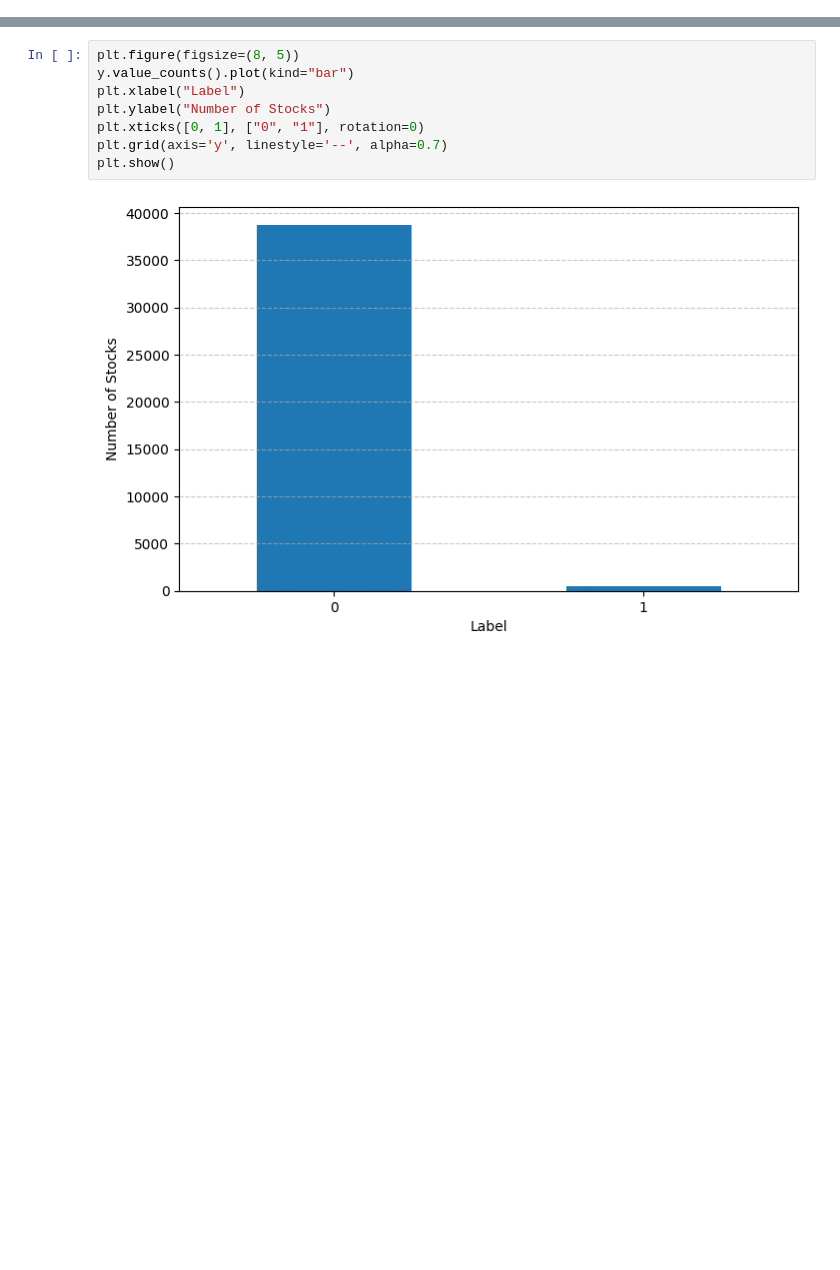
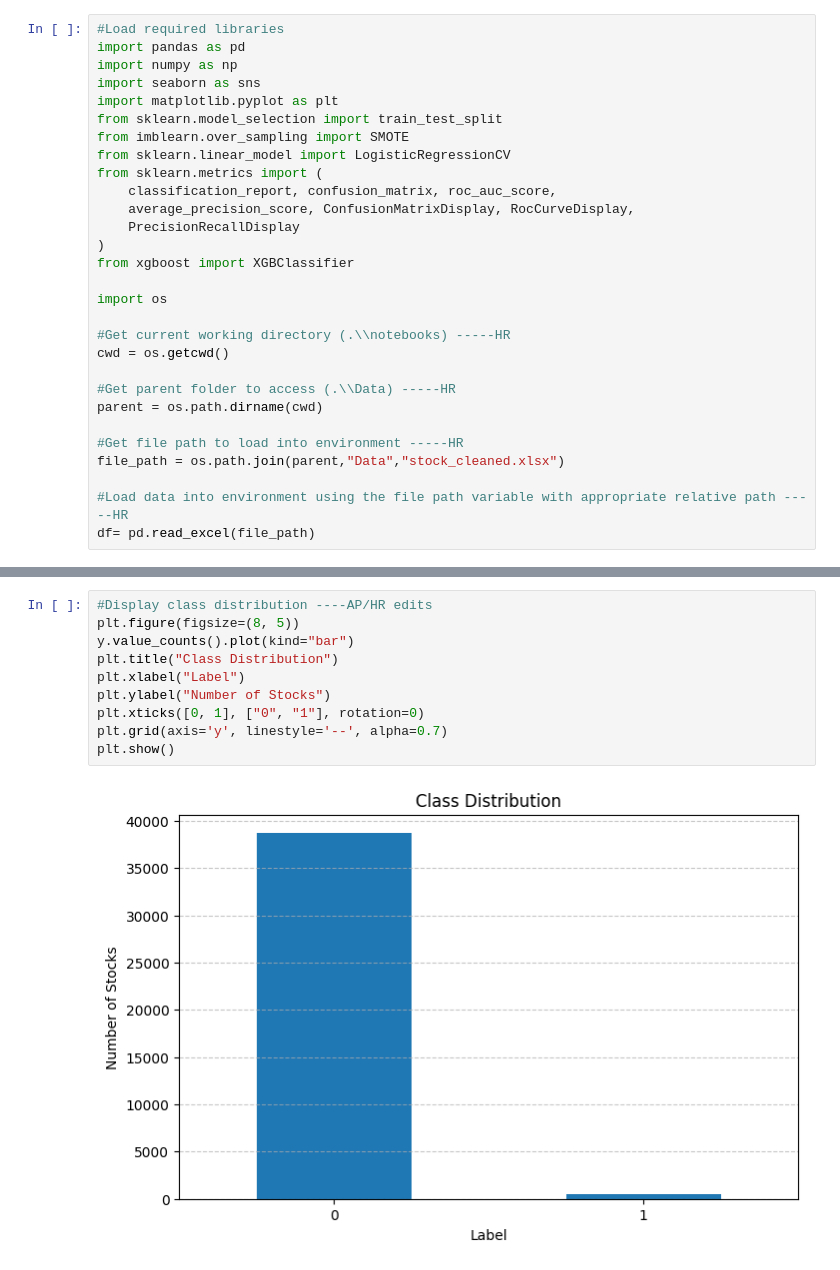
Before and after one commit to amita29patil/team_lambda, a Jupyter notebook: notebooks/06_buffett_xgboost (1).ipynb, the cells around one changed output, grey strips where cells are left out. Saved outputs shown, nothing was run; the diff lists cells and outputs as text; blank space fills up the shorter version.

```diff
--- a/notebooks/06_buffett_xgboost (1).ipynb
+++ b/notebooks/06_buffett_xgboost (1).ipynb
@@ -20 +5,30 @@ df["PE_Category_Num"] = df["PE_Category"].map(pe_category_mapping, na_action='ig
+# %%
+#Load required libraries
+import pandas as pd
+import numpy as np
+import seaborn as sns
+import matplotlib.pyplot as plt
+from sklearn.model_selection import train_test_split
+from imblearn.over_sampling import SMOTE
+from sklearn.linear_model import LogisticRegressionCV
+from sklearn.metrics import (
+    classification_report, confusion_matrix, roc_auc_score,
+    average_precision_score, ConfusionMatrixDisplay, RocCurveDisplay,
+    PrecisionRecallDisplay
+)
+from xgboost import XGBClassifier
+
+import os
+
+#Get current working directory (.\\notebooks) -----HR
+cwd = os.getcwd()
+
+#Get parent folder to access (.\\Data) -----HR
+parent = os.path.dirname(cwd)
+
+#Get file path to load into environment -----HR
+file_path = os.path.join(parent,"Data","stock_cleaned.xlsx")
+
+#Load data into environment using the file path variable with appropriate relative path -----HR
+df= pd.read_excel(file_path)
 # %%
@@ -38,13 +55,15 @@ if "PE_Category" in df.columns:
 X = df.drop("Label", axis=1)
 y = df["Label"]
 # %%
+#Display class distribution ----AP/HR edits
 plt.figure(figsize=(8, 5))
 y.value_counts().plot(kind="bar")
+plt.title("Class Distribution")
 plt.xlabel("Label")
 plt.ylabel("Number of Stocks")
 plt.xticks([0, 1], ["0", "1"], rotation=0)
 plt.grid(axis='y', linestyle='--', alpha=0.7)
 plt.show()
 # %% [output]
-[figure, old version]
+[figure, new version]
 # %%
```
Also changed, not shown: parts of 20 cells of this notebook.
